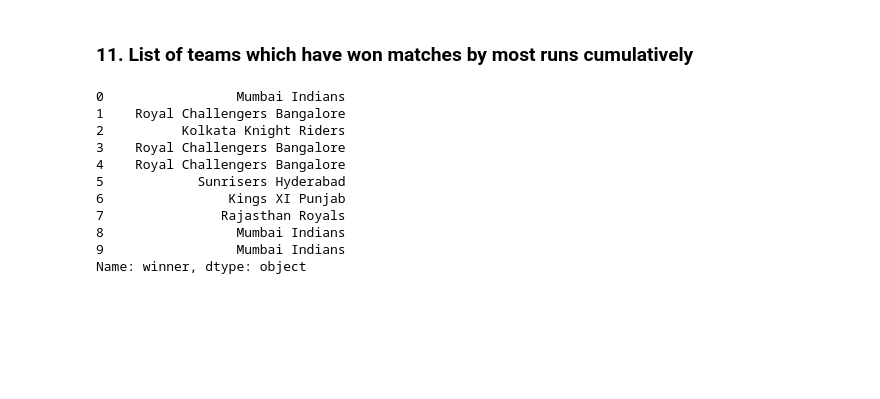
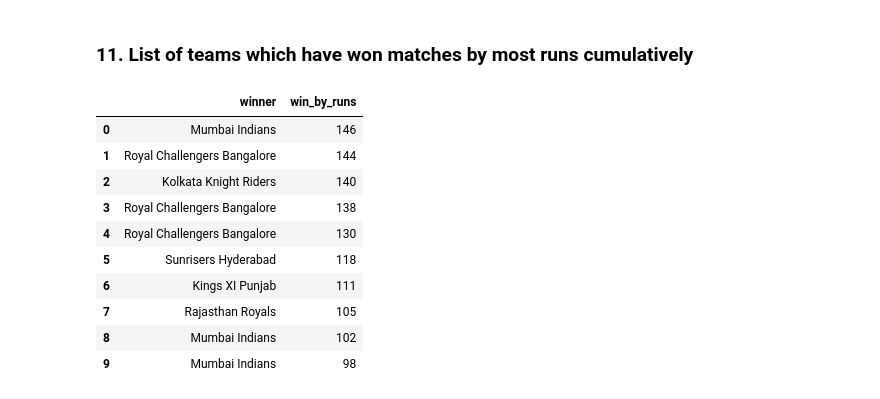
Before and after one commit to venkatesh-jacke/SBSPS-Challenge-5230-Super-Predictor-of-Indian-Premier-League-IPL-, a Jupyter notebook: source/IPL_objectives.ipynb, the cells around one changed output. Saved outputs shown, nothing was run; the diff lists cells and outputs as text; code cells hidden in the pictures; blank space fills up the shorter version.

```diff
--- a/source/IPL_objectives.ipynb
+++ b/source/IPL_objectives.ipynb
@@ -501,19 +550,20 @@ plt.show()
 # %%
 mrc = df.sort_values('win_by_runs',ascending = False).reset_index(drop = True)
 mrc = mrc[:10]
 mrc = mrc[['winner','win_by_runs']]
 
 #export to csv
-mrc.to_csv("../output/Win_Most_Runs_cumulatively.csv")
+# mrc.to_csv("../output/Win_Most_Runs_cumulatively.csv")
+mrc
 # %% [output]
-0                 Mumbai Indians
-1    Royal Challengers Bangalore
-2          Kolkata Knight Riders
-3    Royal Challengers Bangalore
-4    Royal Challengers Bangalore
-5            Sunrisers Hyderabad
-6                Kings XI Punjab
-7               Rajasthan Royals
-8                 Mumbai Indians
-9                 Mumbai Indians
-Name: winner, dtype: object
+|  | winner | win_by_runs |
+| 0 | Mumbai Indians | 146 |
+| 1 | Royal Challengers Bangalore | 144 |
+| 2 | Kolkata Knight Riders | 140 |
+| 3 | Royal Challengers Bangalore | 138 |
+| 4 | Royal Challengers Bangalore | 130 |
+| 5 | Sunrisers Hyderabad | 118 |
+| 6 | Kings XI Punjab | 111 |
+| 7 | Rajasthan Royals | 105 |
+| 8 | Mumbai Indians | 102 |
+| 9 | Mumbai Indians | 98 |
```
Also changed, not shown: parts of 7 cells of this notebook, 6 other files.
